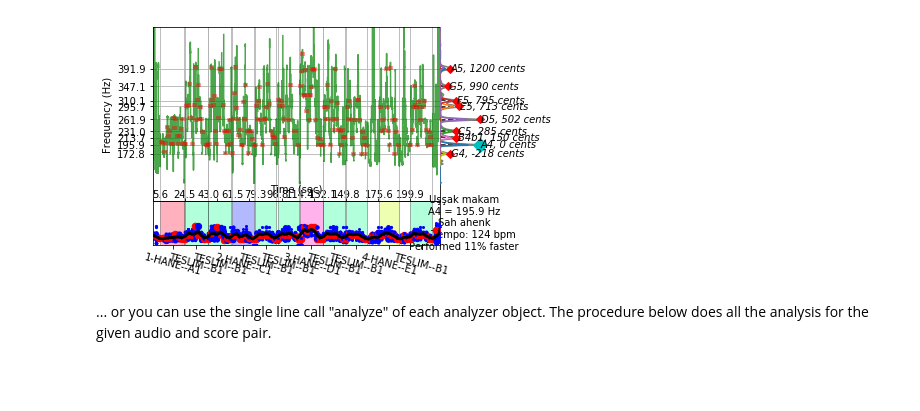
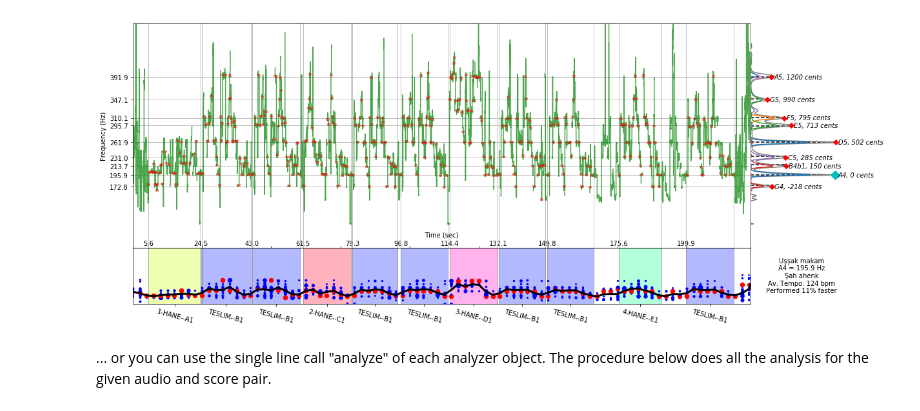
Before and after one commit to sertansenturk/tomato, a Jupyter notebook: demos/complete_analysis_demo.ipynb, the cells around one changed output. Drawn from its saved outputs; the diff is of its cells as text; code cells hidden in the pictures; blank space fills up the shorter version.

Commit message:
Fixed plot sizes in demo notebooks

```diff
--- a/demos/complete_analysis_demo.ipynb
+++ b/demos/complete_analysis_demo.ipynb
@@ -1,9 +1,8 @@
 # %%
-%matplotlib inline
 import os
+from matplotlib import pyplot as plt
+
 from tomato.joint.completeanalyzer import CompleteAnalyzer
-import matplotlib
-matplotlib.rcParams['figure.figsize'] = (20, 8)
 # %%
 # score input
 symbtr_name = 'ussak--sazsemaisi--aksaksemai----neyzen_aziz_dede'
@@ -24,8 +23,9 @@ complete_features = completeAnalyzer.analyze(
     symbtr_name=symbtr_name, audio_filename=audio_filename, audio_metadata=audio_mbid)
 
 # plot the summarized features
+plt.rcParams['figure.figsize'] = [20, 8]
 fig, ax = completeAnalyzer.plot(complete_features[0])
 ax[0].set_ylim([50, 500])
-matplotlib.pyplot.show()
+plt.show()
 # %% [output]
 - Automatic phrase segmentation on the SymbTr-txt file: ussak--sazsemaisi--aksaksemai----neyzen_aziz_dede/ussak--sazsemaisi--aksaksemai----neyzen_aziz_dede.txt
@@ -61,4 +61,4 @@ matplotlib.pyplot.show()
-[figure, old version]
+[figure, new version]
 # %% [markdown]
 ... or you can use the single line call "analyze" of each analyzer object. The procedure below does all the analysis for the given audio and score pair.
 # %%
```
Also changed, not shown: parts of 2 cells of this notebook, 2 other files.
